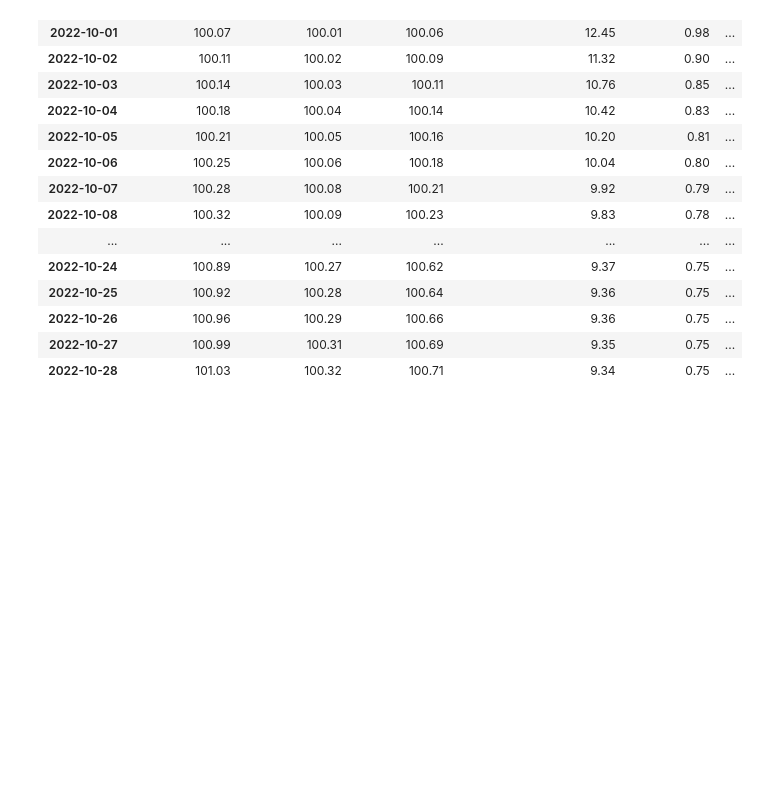
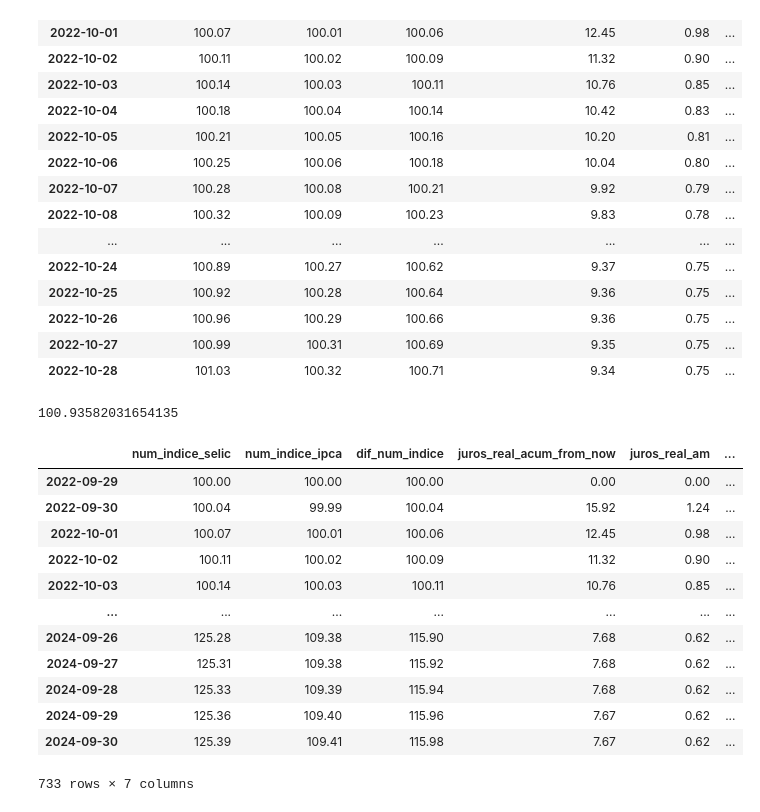
Before and after one commit to nobru01/BcB_Forcast, a Jupyter notebook: filtros.ipynb, the cells around one changed output. Drawn from its saved outputs; the diff is of its cells as text; code cells hidden in the pictures; blank space fills up the shorter version.

```diff
--- a/filtros.ipynb
+++ b/filtros.ipynb
@@ -447,12 +430,21 @@ fig.show()
 from time import strptime
 from pyxirr import xirr
 # calculo da IRR
-def cal_irr(x,date):                #DF refer^rencia e a data de análise
+def cal_irr(x,date,tipo):                #DF refer^rencia e a data de análise
+
     if date==x.index[0]:
         return (0,0,0,0)
+
     dates=[x.index[0],date]
-    amounts=[-x.loc[x.index[0],'dif_num_indice'],x.loc[date,'dif_num_indice']]
 
+    # tipo pode assumir ('selic' ou 'pre')
+    if tipo=='selic':
+        amounts=[-x.loc[x.index[0],'dif_num_indice'],x.loc[date,'dif_num_indice']]
+    elif tipo=='pre':
+        amounts=[-x.loc[x.index[0],'dif_num_indice_pre'],x.loc[date,'dif_num_indice_pre']]
+
+    else:
+        print('Erro de tipo diferente de "selic" ou "pre"')
     # date=datetime.datetime.strptime(date,'%Y-%m-%d').date()
     # x=x[x.index==x.index[0] | x.index.date()==date]
     # dates=x.index
@@ -472,7 +460,7 @@ cal_irr(df_juros_real,datetime.datetime(2023,8,20))[0]
 # %%
 for i in range(0,len(df_juros_real)):
-    df_juros_real.loc[df_juros_real.index[i],'juros_real_acum_from_now']=cal_irr(df_juros_real,df_juros_real.index[i])[0]
-    df_juros_real.loc[df_juros_real.index[i],'juros_real_am']=cal_irr(df_juros_real,df_juros_real.index[i])[1]
+    df_juros_real.loc[df_juros_real.index[i],'juros_real_acum_from_now']=cal_irr(df_juros_real,df_juros_real.index[i],'selic')[0]
+    df_juros_real.loc[df_juros_real.index[i],'juros_real_am']=cal_irr(df_juros_real,df_juros_real.index[i],'selic')[1]
 
 df_juros_real.head(30)
 # %% [output]
@@ -505,7 +493,7 @@ for i in range(0,len(df_juros_real)):
         df_juros_real_i=df_juros_real[df_juros_real.index>=inicio_mes]
         df_juros_real_i=df_juros_real_i[df_juros_real_i.index<=df_juros_real.index[i]]
         # print(df_juros_real_i)
-        df_juros_real.loc[df_juros_real.index[i],'juros_real_mesal']=cal_irr(df_juros_real_i,df_juros_real.index[i])[0]
+        df_juros_real.loc[df_juros_real.index[i],'juros_real_mesal']=cal_irr(df_juros_real_i,df_juros_real.index[i],'selic')[0]
     except:
         continue
 df_juros_real.head(30)
@@ -527,3 +515,31 @@ df_juros_real.head(30)
 | 2022-10-26 | 100.96 | 100.29 | 100.66 | 9.36 | 0.75 | ... |
 | 2022-10-27 | 100.99 | 100.31 | 100.69 | 9.35 | 0.75 | ... |
 | 2022-10-28 | 101.03 | 100.32 | 100.71 | 9.34 | 0.75 | ... |
+# %%
+def calc_pre_periodo(data_f,taxa_pre):
+    n_dias=(data_f-datetime.datetime.today().date()).days
+    return 100*(1+taxa_pre/100)**(n_dias/365)
+# %%
+calc_pre_periodo(datetime.datetime(2022,10,29).date(),12)
+# %% [output]
+100.93582031654135
+# %%
+# Gera num_indice_taxa_pre-fixa
+taxa_pre=11.71
+for i in range(0,len(df_juros_real)):
+    df_juros_real.loc[df_juros_real.index[i],f'num_indice_pre']=calc_pre_periodo(df_juros_real.index[i].date(),taxa_pre)
+df_juros_real
+# %% [output]
+|  | num_indice_selic | num_indice_ipca | dif_num_indice | juros_real_acum_from_now | juros_real_am | ... |
+| 2022-09-29 | 100.00 | 100.00 | 100.00 | 0.00 | 0.00 | ... |
+| 2022-09-30 | 100.04 | 99.99 | 100.04 | 15.92 | 1.24 | ... |
+| 2022-10-01 | 100.07 | 100.01 | 100.06 | 12.45 | 0.98 | ... |
+| 2022-10-02 | 100.11 | 100.02 | 100.09 | 11.32 | 0.90 | ... |
+| 2022-10-03 | 100.14 | 100.03 | 100.11 | 10.76 | 0.85 | ... |
+| ... | ... | ... | ... | ... | ... | ... |
+| 2024-09-26 | 125.28 | 109.38 | 115.90 | 7.68 | 0.62 | ... |
+| 2024-09-27 | 125.31 | 109.38 | 115.92 | 7.68 | 0.62 | ... |
+| 2024-09-28 | 125.33 | 109.39 | 115.94 | 7.68 | 0.62 | ... |
+| 2024-09-29 | 125.36 | 109.40 | 115.96 | 7.67 | 0.62 | ... |
+| 2024-09-30 | 125.39 | 109.41 | 115.98 | 7.67 | 0.62 | ... |
+733 rows × 7 columns
```
Also changed, not shown: parts of 4 cells of this notebook, 5 other files.
